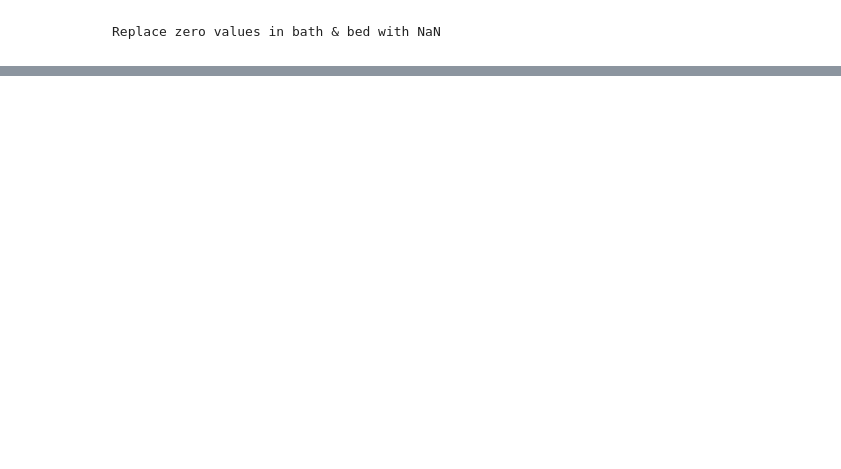
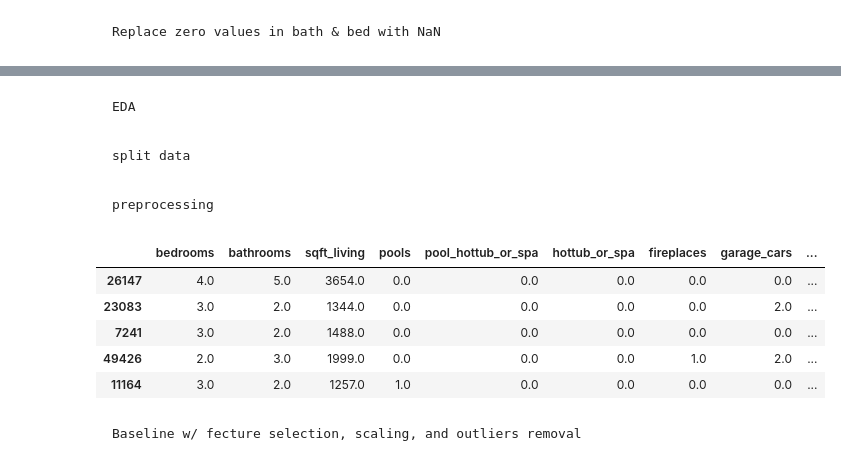
Before and after one commit to sgtcurran/my-project, a Jupyter notebook: zillow_project/zillow_rough.ipynb, the cells around one changed output, grey strips where cells are left out. Saved outputs shown, nothing was run; the diff lists cells and outputs as text; code cells hidden in the pictures; blank space fills up the shorter version.

```diff
--- a/zillow_project/zillow_rough.ipynb
+++ b/zillow_project/zillow_rough.ipynb
@@ -148,0 +240,2 @@ df_prep.head(50)
+# %%
+df_prep = df_prep.rename(columns={'bedroomcnt':'bedrooms', 'bathroomcnt':'bathrooms', 'calculatedfinishedsquarefeet':'sqft_living', 'poolcnt':'pools', 'pooltypeid2':'pool_hottub_or_spa', 'pooltypeid10':'hottub_or_spa', 'fireplacecnt':'fireplaces', 'garagecarcnt':'garage_cars', 'yearbuilt':'year_built', 'lotsizesquarefeet':'sqft_lot', 'latitude':'lat', 'longitude':'long', 'regionidcounty':'countyid', 'regionidzip':'zip', 'fips':'fips','taxvaluedollarcnt': 'taxvalue'})
@@ -148,0 +263,9 @@ df_prep.head(50)
+# %%
+eda = df_prep.copy(deep=True)
+# %% [markdown]
+    EDA
+# %% [markdown]
+    split data
+# %%
+train_and_validate, test = train_test_split(eda, random_state=123, test_size=.2)
+train, validate = train_test_split(train_and_validate, random_state=123, test_size=.2)
@@ -148,0 +324,15 @@ df_prep.head(50)
+# %% [markdown]
+    preprocessing
+# %%
+X_train, y_train, X_validate, y_validate, X_test, y_test = wrangle.X_y(train, validate, test)
+# %%
+X_train.head()
+# %% [output]
+|  | bedrooms | bathrooms | sqft_living | pools | pool_hottub_or_spa | hottub_or_spa | fireplaces | garage_cars | ... |
+| 26147 | 4.0 | 5.0 | 3654.0 | 0.0 | 0.0 | 0.0 | 0.0 | 0.0 | ... |
+| 23083 | 3.0 | 2.0 | 1344.0 | 0.0 | 0.0 | 0.0 | 0.0 | 2.0 | ... |
+| 7241 | 3.0 | 2.0 | 1488.0 | 0.0 | 0.0 | 0.0 | 0.0 | 0.0 | ... |
+| 49426 | 2.0 | 3.0 | 1999.0 | 0.0 | 0.0 | 0.0 | 1.0 | 2.0 | ... |
+| 11164 | 3.0 | 2.0 | 1257.0 | 1.0 | 0.0 | 0.0 | 0.0 | 0.0 | ... |
+# %% [markdown]
+    Baseline w/ fecture selection, scaling, and outliers removal
```
Also changed, not shown: parts of 29 cells of this notebook.
